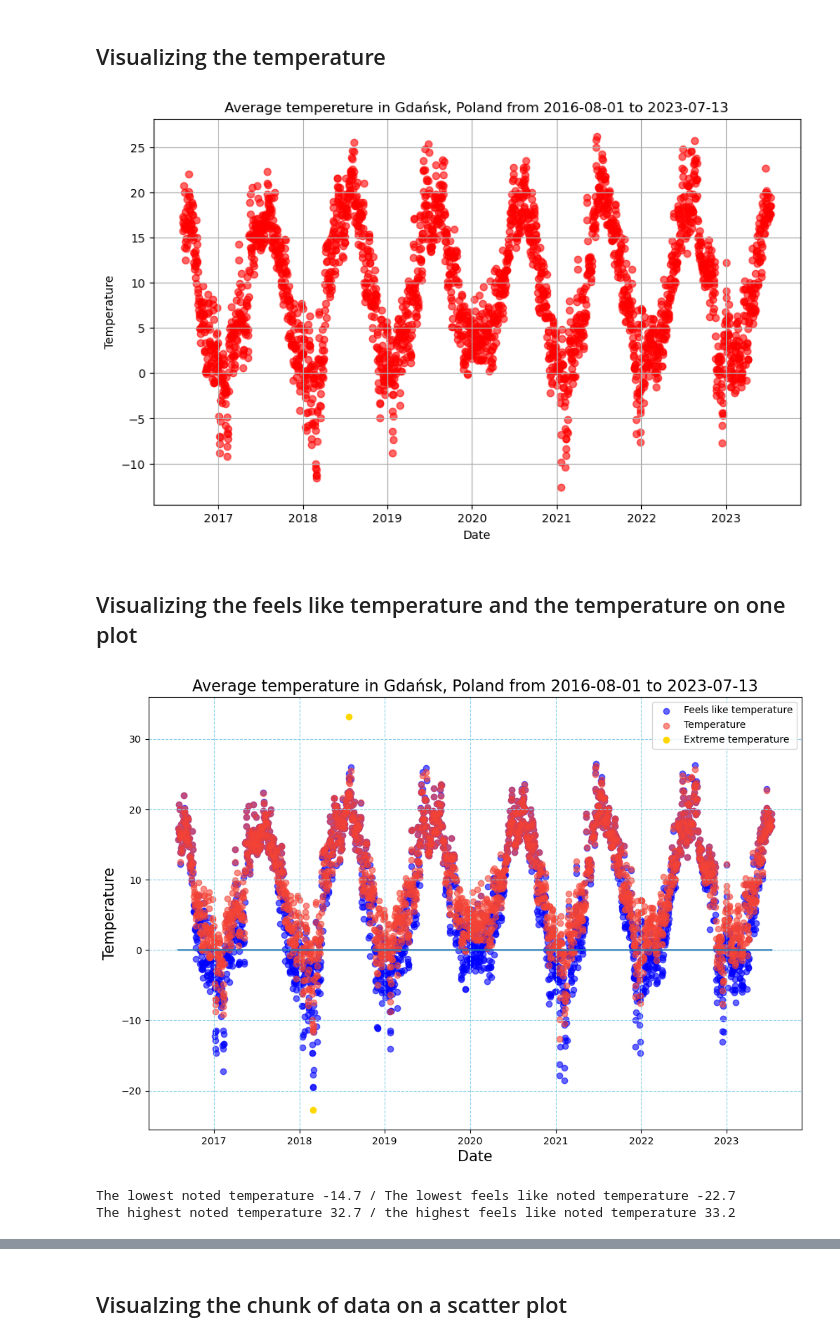
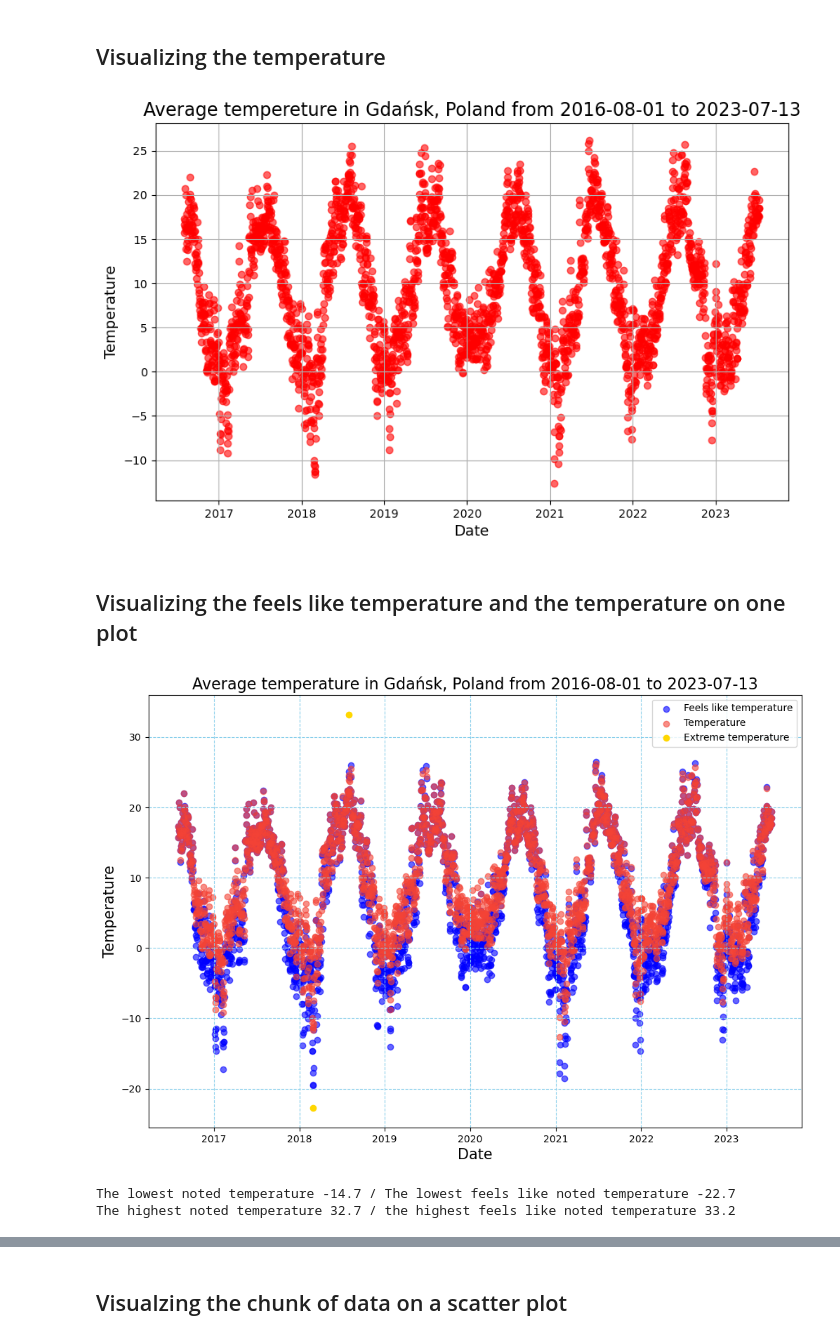
Before and after one commit to ODondalski/WeatherPatterns, a Jupyter notebook: weather.ipynb, the cells around one changed output, grey strips where cells are left out. Cells and saved outputs as stored; diff of their text form; code cells hidden in the pictures.

```diff
--- a/weather.ipynb
+++ b/weather.ipynb
@@ -41,3 +23,4 @@ list(data.columns)
 # %%
 data['datetime'] = pd.to_datetime(data['datetime'])
 data['datetime'] = data['datetime'].dt.date
+data = data.drop('name', axis=1)
@@ -46,13 +51,13 @@ data['datetime'] = data['datetime'].dt.date
 # %%
 plt.figure(figsize=(10, 6))
 plt.scatter(x=data['datetime'], y=data['temp'], color='red', alpha=0.6)
-plt.xlabel('Date')
-plt.ylabel('Temperature')
-plt.title(f"Average tempereture in Gdańsk, Poland from {data['datetime'].min()} to {data['datetime'].max()}")
+plt.xlabel('Date', fontsize=13)
+plt.ylabel('Temperature', fontsize=13)
+plt.title(f"Average tempereture in Gdańsk, Poland from {data['datetime'].min()} to {data['datetime'].max()}", fontsize=16)
 plt.grid()
 plt.show()
 # %% [output]
-[figure, old version]
+[figure, new version]
 # %%
 min_feel = data['feelslikemin'].min()
 max_feel = data['feelslikemax'].max()
@@ -70,7 +75,7 @@ plt.figure(figsize=(12, 8))
 plt.scatter(x=data['datetime'], y=data['feelslike'], color='blue', alpha=0.6, label='Feels like temperature')
 plt.scatter(x=data['datetime'], y=data['temp'], color='#F44336', alpha=0.6, label='Temperature')
 plt.scatter(x=extreme_temp_date, y=extreme_temp, color='gold', label='Extreme temperature')
-sns.lineplot(x=data['datetime'], y=0)
+
 plt.xlabel('Date', fontsize=15)
 plt.ylabel('Temperature', fontsize=15)
 plt.title(f"Average temperature in Gdańsk, Poland from {data['datetime'].min()} to {data['datetime'].max()}", fontsize=16)
@@ -82,6 +87,6 @@ plt.show()
 print(f"The lowest noted temperature {data['tempmin'].min()} / The lowest feels like noted temperature {data['feelslikemin'].min()}")
 print(f"The highest noted temperature {data['tempmax'].max()} / the highest feels like noted temperature {data['feelslikemax'].max()}")
 # %% [output]
-[figure, old version]
+[figure, new version]
 The lowest noted temperature -14.7 / The lowest feels like noted temperature -22.7
 The highest noted temperature 32.7 / the highest feels like noted temperature 33.2
```
Also changed, not shown: parts of 25 cells of this notebook.
